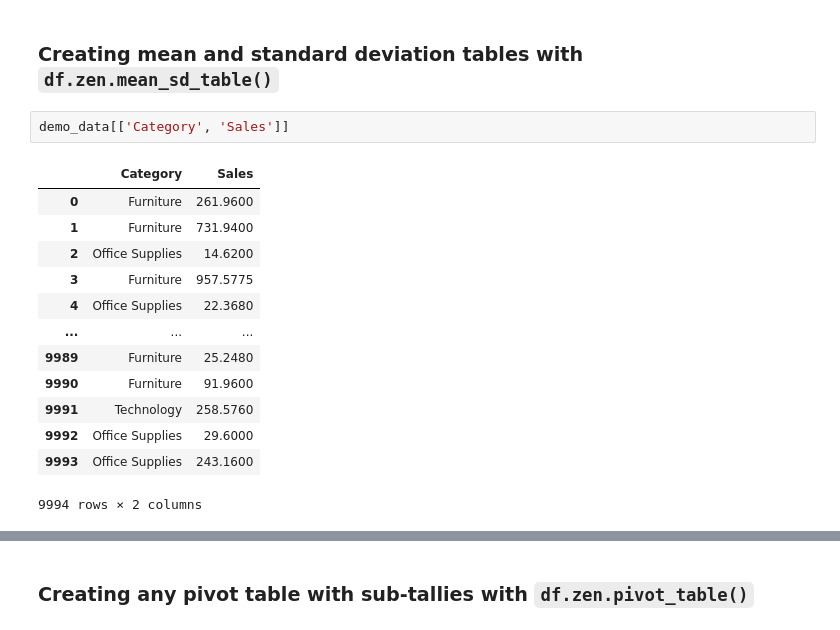
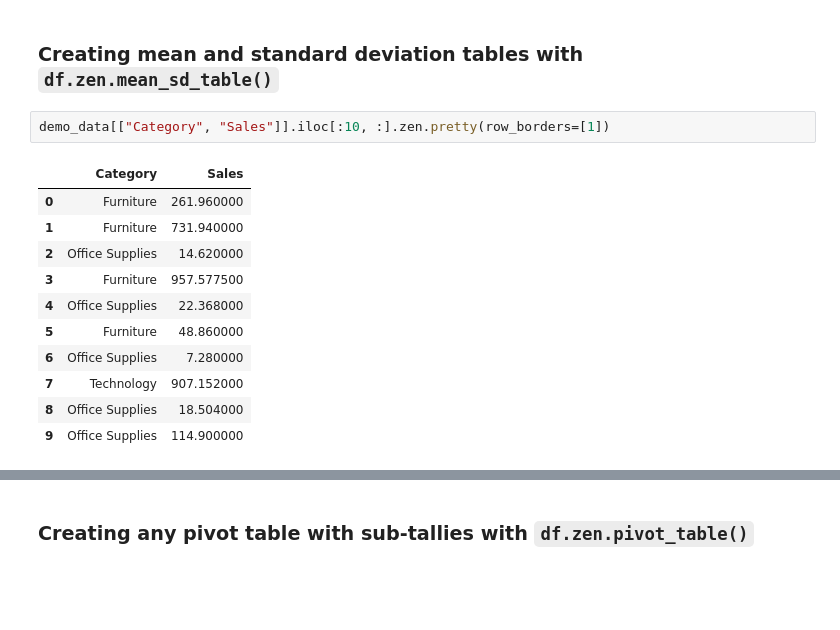
Before and after one commit to thepolicylab/ZenTables, a Jupyter notebook: src/notebooks/ZenTables Demo.ipynb, the cells around one changed output, grey strips where cells are left out. Drawn from its saved outputs; the diff is of its cells as text; blank space fills up the shorter version.

Commit message:
Fixed freq_tables

```diff
--- a/src/notebooks/ZenTables Demo.ipynb
+++ b/src/notebooks/ZenTables Demo.ipynb
@@ -220,21 +292,19 @@ freq_table_suppressed.zen.pretty()
 # %% [markdown]
 ### Creating mean and standard deviation tables with `df.zen.mean_sd_table()`
 # %%
-demo_data[['Category', 'Sales']]
+demo_data[["Category", "Sales"]].iloc[:10, :].zen.pretty(row_borders=[1])
 # %% [output]
 |  | Category | Sales |
-| 0 | Furniture | 261.9600 |
-| 1 | Furniture | 731.9400 |
-| 2 | Office Supplies | 14.6200 |
-| 3 | Furniture | 957.5775 |
-| 4 | Office Supplies | 22.3680 |
-| ... | ... | ... |
-| 9989 | Furniture | 25.2480 |
-| 9990 | Furniture | 91.9600 |
-| 9991 | Technology | 258.5760 |
-| 9992 | Office Supplies | 29.6000 |
-| 9993 | Office Supplies | 243.1600 |
+| 0 | Furniture | 261.960000 |
+| 1 | Furniture | 731.940000 |
+| 2 | Office Supplies | 14.620000 |
+| 3 | Furniture | 957.577500 |
+| 4 | Office Supplies | 22.368000 |
+| 5 | Furniture | 48.860000 |
+| 6 | Office Supplies | 7.280000 |
+| 7 | Technology | 907.152000 |
+| 8 | Office Supplies | 18.504000 |
+| 9 | Office Supplies | 114.900000 |
-9994 rows × 2 columns
 # %%
 mean_sd_table = demo_data.zen.mean_sd_table(
     index=["Segment", "Region"],
```
Also changed, not shown: parts of 10 cells of this notebook, 2 other files.
